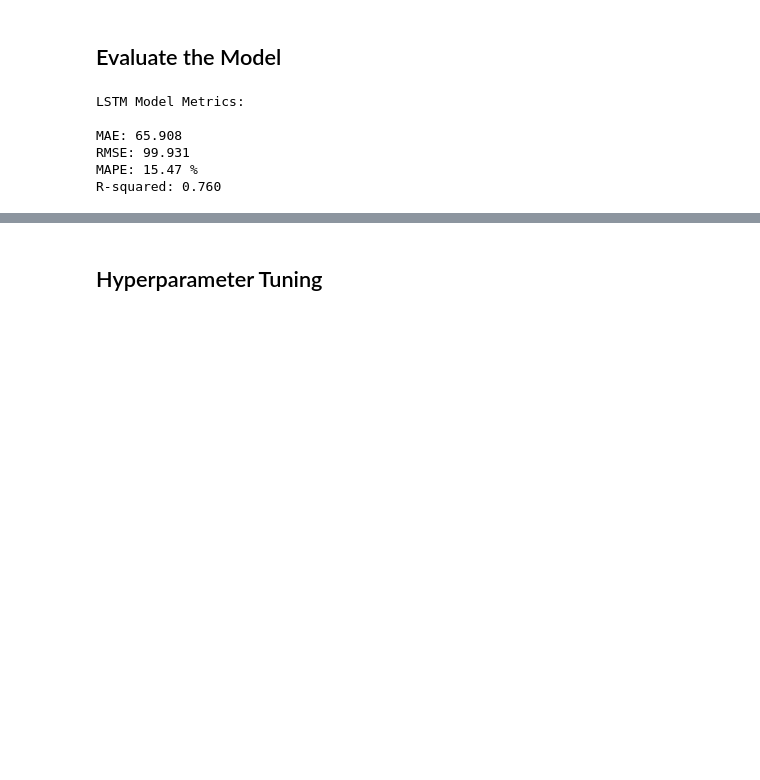
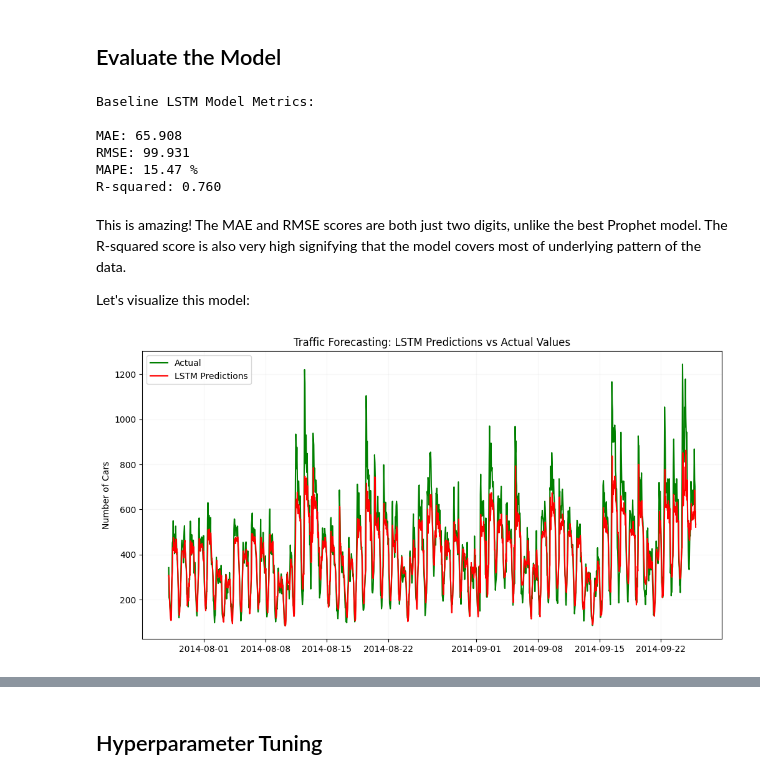
Before and after one commit to rkaushick-neu/traffic-forecasting, a Jupyter notebook: traffic_forecast_1.ipynb, the cells around one changed output, grey strips where cells are left out. Cells and saved outputs as stored; diff of their text form; code cells hidden in the pictures; blank space fills up the shorter version.

```diff
--- a/traffic_forecast_1.ipynb
+++ b/traffic_forecast_1.ipynb
@@ -802,7 +802,7 @@ array([[ 10.096798],
 # %% [markdown]
 ## Evaluate the Model
 # %%
-print('LSTM Model Metrics:')
+print('Baseline LSTM Model Metrics:')
 print()
 
 print(f'MAE: {mean_absolute_error(y_test_inv.T, lstm_test_predict):.3f}')
@@ -810,9 +810,23 @@ print(f'RMSE: {np.sqrt(mean_squared_error(y_test_inv.T, lstm_test_predict)):.3f}
 print(f'MAPE: {mean_absolute_percentage_error(y_test_inv.T, lstm_test_predict):.2f} %')
 print(f'R-squared: {r2_score(y_test_inv.T, lstm_test_predict):.3f}')
 # %% [output]
-LSTM Model Metrics:
+Baseline LSTM Model Metrics:
 
 MAE: 65.908
 RMSE: 99.931
 MAPE: 15.47 %
 R-squared: 0.760
+# %% [markdown]
+This is amazing! The MAE and RMSE scores are both just two digits, unlike the best Prophet model. The R-squared score is also very high signifying that the model covers most of underlying pattern of the data.
+
+Let's visualize this model:
+# %%
+plt.figure(figsize=(12,6))
+plt.plot(df.index[-len(lstm_test_predict):], y_test_inv.T, label='Actual', color='green')
+plt.plot(df.index[-len(lstm_test_predict):], lstm_test_predict, label='LSTM Predictions', color='red')
+plt.title('Traffic Forecasting: LSTM Predictions vs Actual Values')
+plt.ylabel('Number of Cars')
+plt.legend()
+plt.grid(True, alpha=0.1)
+# %% [output]
+[figure, added]
```
Also changed, not shown: parts of 15 cells of this notebook.
